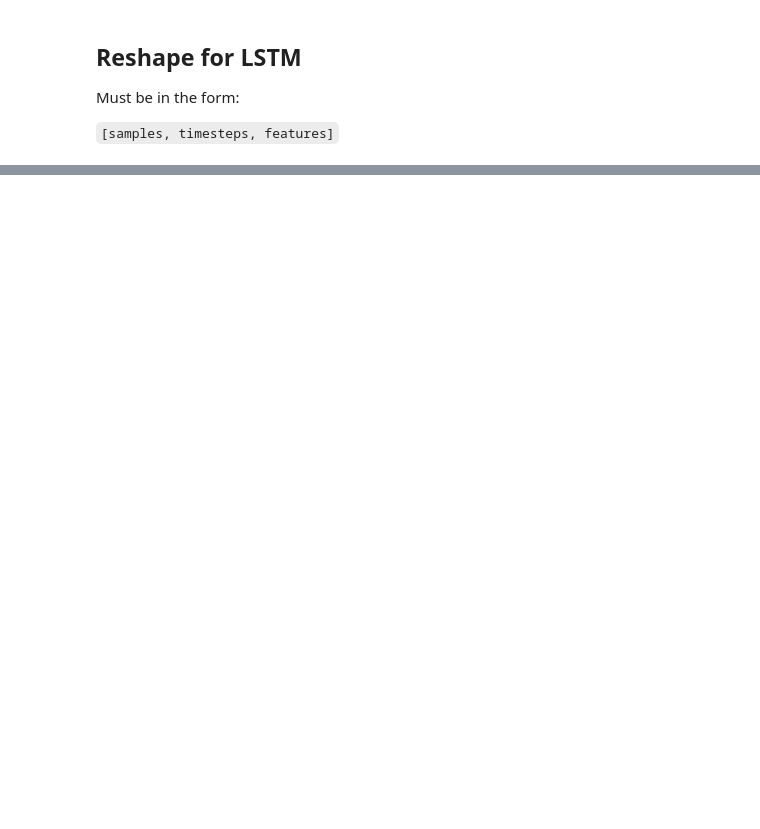
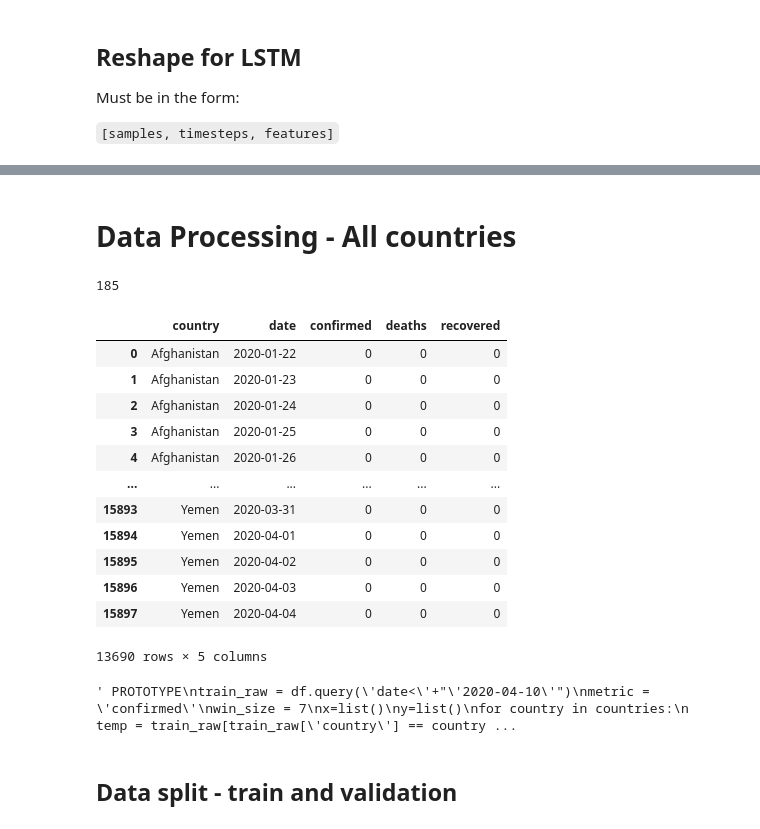
Before and after one commit to Dangandy/cv19, a Jupyter notebook: covid19_eda.ipynb, the cells around one changed output, grey strips where cells are left out. Cells and saved outputs as stored; diff of their text form; code cells hidden in the pictures; blank space fills up the shorter version.

```diff
--- a/covid19_eda.ipynb
+++ b/covid19_eda.ipynb
@@ -408,0 +462,2 @@ X_test_c = X_test_c.reshape((X_test_c.shape[0], 1, X_test_c.shape[1]))
+# %% [markdown]
+# Data Processing - All countries
@@ -408,0 +466,41 @@ X_test_c = X_test_c.reshape((X_test_c.shape[0], 1, X_test_c.shape[1]))
+# %%
+print(len(countries))
+# %% [output]
+185
+# %%
+df.query('date<'+"'2020-04-05'")
+# %% [output]
+|  | country | date | confirmed | deaths | recovered |
+| 0 | Afghanistan | 2020-01-22 | 0 | 0 | 0 |
+| 1 | Afghanistan | 2020-01-23 | 0 | 0 | 0 |
+| 2 | Afghanistan | 2020-01-24 | 0 | 0 | 0 |
+| 3 | Afghanistan | 2020-01-25 | 0 | 0 | 0 |
+| 4 | Afghanistan | 2020-01-26 | 0 | 0 | 0 |
+| ... | ... | ... | ... | ... | ... |
+| 15893 | Yemen | 2020-03-31 | 0 | 0 | 0 |
+| 15894 | Yemen | 2020-04-01 | 0 | 0 | 0 |
+| 15895 | Yemen | 2020-04-02 | 0 | 0 | 0 |
+| 15896 | Yemen | 2020-04-03 | 0 | 0 | 0 |
+| 15897 | Yemen | 2020-04-04 | 0 | 0 | 0 |
+13690 rows × 5 columns
+# %%
+""" PROTOTYPE
+train_raw = df.query('date<'+"'2020-04-10'")
+metric = 'confirmed'
+win_size = 7
+x=list()
+y=list()
+for country in countries:
+  temp = train_raw[train_raw['country'] == country]
+  series = list(temp[metric])
+  for i in range(len(series)):
+    end = i + win_size
+    if end > len(series) -1:
+      break
+    series_x, series_y = series[i:end], series[end]
+    if (series_y!=0):
+      x.append(series_x)
+      y.append(series_y)
+"""
+# %% [output]
+' PROTOTYPE\ntrain_raw = df.query(\'date<\'+"\'2020-04-10\'")\nmetric = \'confirmed\'\nwin_size = 7\nx=list()\ny=list()\nfor country in countries:\n  temp = train_raw[train_raw[\'country\'] == country ...
@@ -409 +566,3 @@ X_test_c = X_test_c.reshape((X_test_c.shape[0], 1, X_test_c.shape[1]))
+# %% [markdown]
+## Data split - train and validation
 # %%
```
Also changed, not shown: parts of 74 cells of this notebook.
